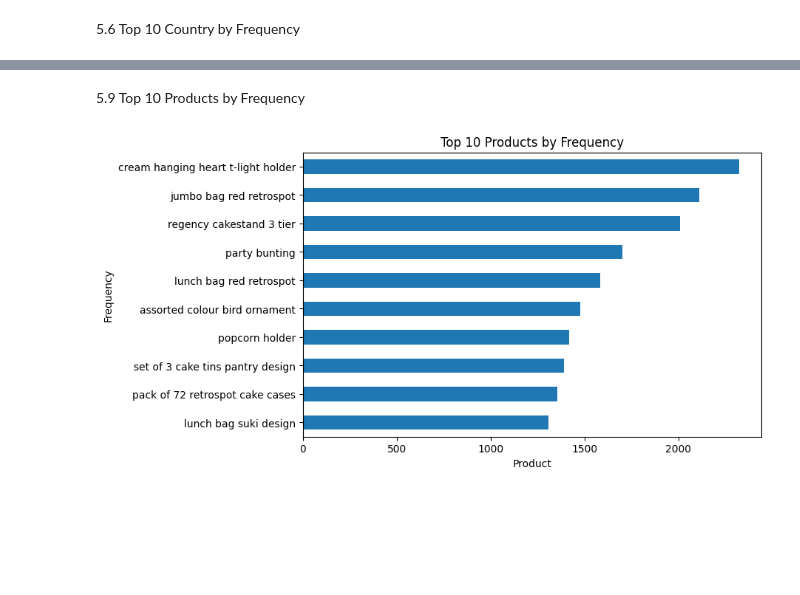
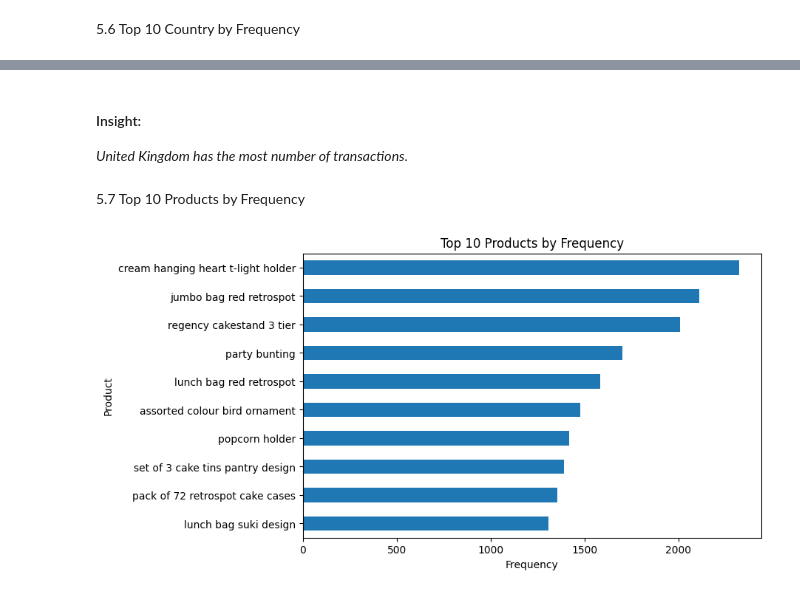
Before and after one commit to RammySubiate/e-commerce-data-analysis, a Jupyter notebook: analyis.ipynb, the cells around one changed output, grey strips where cells are left out. Cells and saved outputs as stored; diff of their text form; code cells hidden in the pictures; blank space fills up the shorter version.

```diff
--- a/analyis.ipynb
+++ b/analyis.ipynb
@@ -293,12 +269,15 @@ plt.show()
+# %% [markdown]
+#### Insight:
+*United Kingdom has the most number of transactions.*
 # %% [markdown]
-5.9 Top 10 Products by Frequency
+5.7 Top 10 Products by Frequency
 # %%
 data_product_by_frequency = df_cleaned["product_name"].value_counts().sort_values(ascending=True).tail(10)
 plt.figure(figsize=(8, 5))
 data_product_by_frequency.plot(kind="barh")
 plt.title("Top 10 Products by Frequency")
-plt.xlabel("Product")
-plt.ylabel("Frequency")
+plt.ylabel("Product")
+plt.xlabel("Frequency")
 plt.show()
 # %% [output]
-[figure, old version]
+[figure, new version]
```
Also changed, not shown: parts of 42 cells of this notebook, 1 other file.
